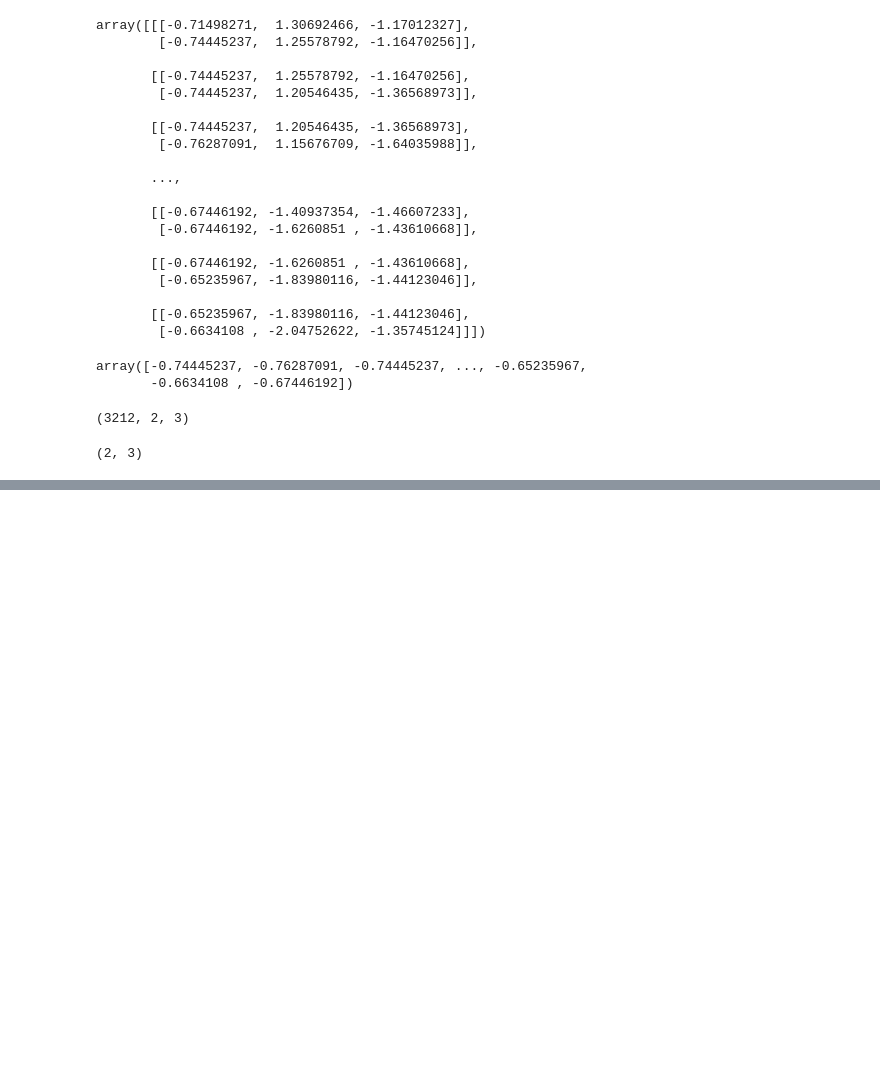
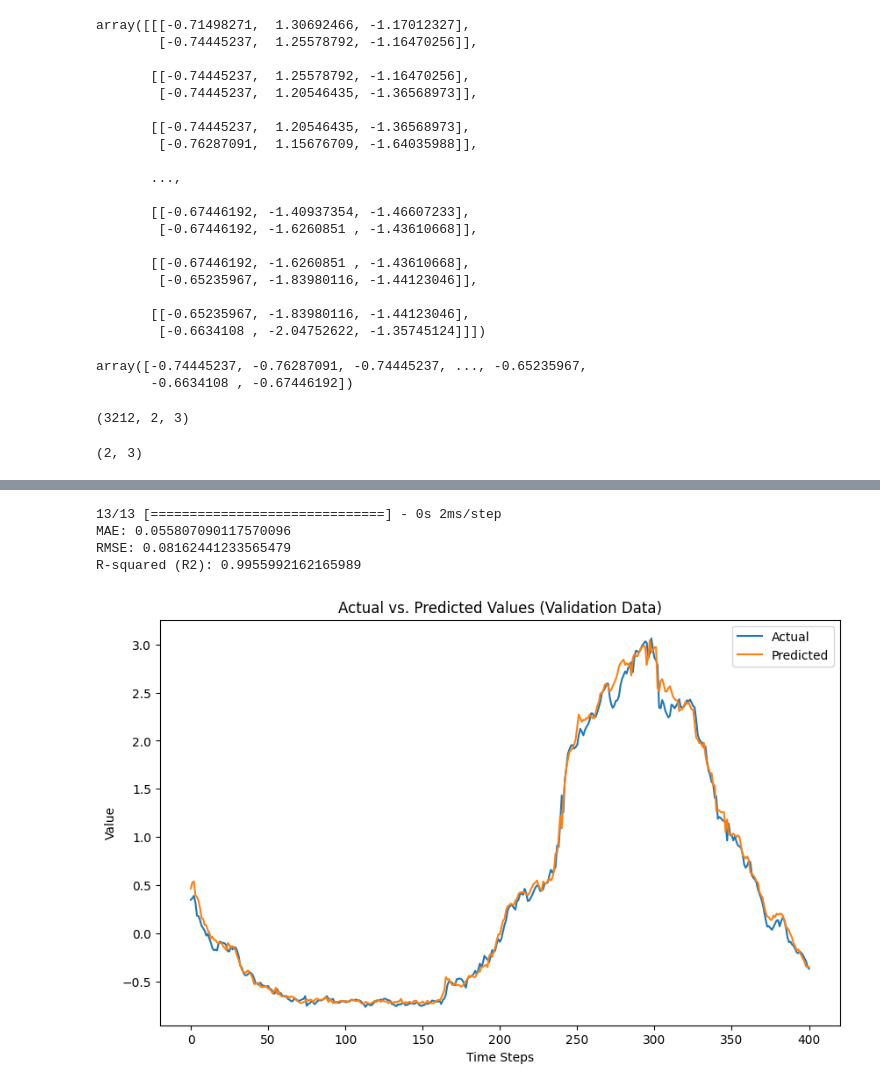
Before and after one commit to UkeshThapa/Snowmelt-Driven-Streamflow-Prediction, a Jupyter notebook: snow_melt_prediction_with_TCN.ipynb, the cells around one changed output, grey strips where cells are left out. Drawn from its saved outputs; the diff is of its cells as text; code cells hidden in the pictures; blank space fills up the shorter version.

```diff
--- a/snow_melt_prediction_with_TCN.ipynb
+++ b/snow_melt_prediction_with_TCN.ipynb
@@ -234,0 +289,36 @@ Epoch 5/5
+# %%
+val_predictions = model.predict(X_val).flatten()
+
+
+# Calculate MAE
+mae = mean_absolute_error(y_val, val_predictions)
+
+
+# Calculate RMSE
+rmse = np.sqrt(mean_squared_error(y_val, val_predictions))
+
+# Calculate R2
+r2 = r2_score(y_val, val_predictions)
+
+print("MAE:", mae)
+print("RMSE:", rmse)
+print("R-squared (R2):", r2)
+
+
+val_result = pd.DataFrame(data={"val Predictions":val_predictions,"Actuals":y_val})
+
+
+plt.figure(figsize=(10, 6))
+plt.plot(val_result['val Predictions'], label='Actual')
+plt.plot(val_result['Actuals'], label='Predicted')
+plt.xlabel('Time Steps')
+plt.ylabel('Value')
+plt.title('Actual vs. Predicted Values (Validation Data)')
+plt.legend()
+plt.show()
+# %% [output]
+13/13 [==============================] - 0s 2ms/step
+MAE: 0.055807090117570096
+RMSE: 0.08162441233565479
+R-squared (R2): 0.9955992162165989
+[figure, added]
```
Also changed, not shown: parts of 10 cells of this notebook.
